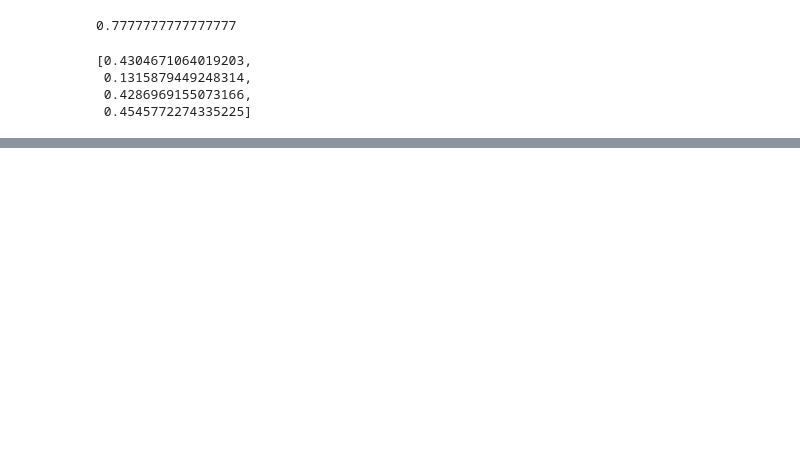
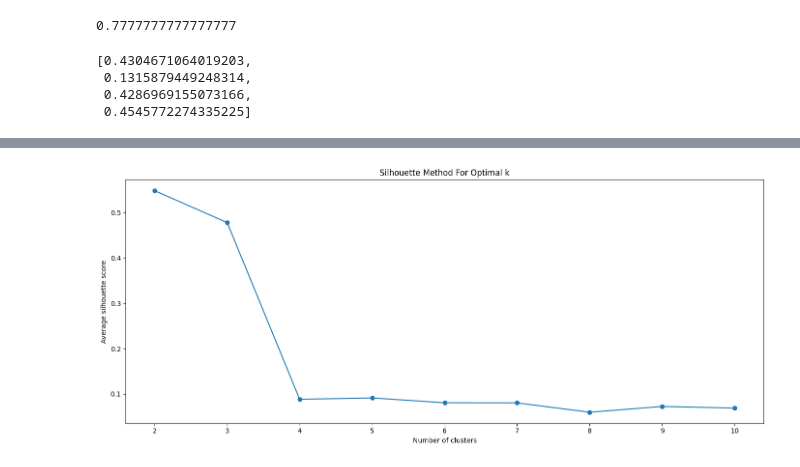
Before and after one commit to tara-shukla/market-forecast, a Jupyter notebook: clustering.ipynb, the cells around one changed output, grey strips where cells are left out. Drawn from its saved outputs; the diff is of its cells as text; code cells hidden in the pictures; blank space fills up the shorter version.

Commit message:
kmeans + dbsan clustering try

```diff
--- a/clustering.ipynb
+++ b/clustering.ipynb
@@ -160,0 +234,16 @@ green_context_scores
+# %%
+model = BertModel.from_pretrained('bert-base-uncased',
+           output_hidden_states = True,)
+tokenizer = BertTokenizer.from_pretrained('bert-base-uncased', output_hidden_states = True)
+# %%
+def process_text(sentence):
+  process_text = "[CLS]"+sentence+"[SEP]"
+  tokenized = tokenizer.tokenize(process_text)
+  indexed_tokens = tokenizer.convert_tokens_to_ids(tokenized)
+  segments_ids = [1] * len(indexed_tokens)
+
+  tokenized_tensor = torch.tensor([indexed_tokens])
+  segments_tensor = torch.tensor([segments_ids])
+
+  return tokenized, tokenized_tensor, segments_tensor
+  #https://medium.com/@r3d_robot/getting-contextualized-word-embeddings-with-bert-20798d8b43a4
@@ -160,0 +310,4 @@ green_context_scores
+# %%
+embeddings_processed = [tensor.tolist() for tensor in embeddings]
+embeddings_processed = np.array(embeddings_processed)
+embeddings_processed
@@ -160,0 +328,58 @@ green_context_scores
+# %%
+import numpy as np
+from sklearn.cluster import KMeans
+from sklearn.metrics import silhouette_score
+import matplotlib.pyplot as plt
+from sklearn.preprocessing import normalize
+
+def optimal_kmeans_clustering(array):
+    # Convert list of vectors to a NumPy array
+    # Number of samples
+    X = normalize(array)
+    print(X.shape)
+    n_samples = X.shape[0]
+    print(n_samples)
+    # Determine the range of clusters to test
+    if (n_samples == 1):
+        return [0], X[0]
+
+    max_clusters = min(10, n_samples - 1)
+    range_n_clusters = list(range(2, max_clusters + 1))
+    # Silhouette Method
+    silhouette_avg = []
+    for n_clusters in range_n_clusters:
+        kmeans = KMeans(n_clusters=n_clusters,init='random', random_state=0)
+
+        kmeans.fit(X)
+
+        cluster_labels = kmeans.labels_
+        print(cluster_labels)
+        silhouette_avg.append(silhouette_score(X, cluster_labels))
+
+    # Determine the optimal number of clusters
+    optimal_clusters = range_n_clusters[np.argmax(silhouette_avg)]
+    print(optimal_clusters)
+    # Fit KMeans with the optimal number of clusters
+    kmeans = KMeans(n_clusters=optimal_clusters,init='k-means++', random_state=0)
+    kmeans.fit(X)
+
+    labels = kmeans.labels_
+    centers = kmeans.cluster_centers_
+
+    # Plotting for visualization
+    plt.figure(figsize=(14, 6))
+    plt.plot(range_n_clusters, silhouette_avg, marker='o')
+    plt.title('Silhouette Method For Optimal k')
+    plt.xlabel('Number of clusters')
+    plt.ylabel('Average silhouette score')
+
+    plt.tight_layout()
+    plt.show()
+
+    return labels, centers
+
+print(embeddings_processed.shape)
+labels, centers = optimal_kmeans_clustering(embeddings_processed)
+print("Cluster labels:", labels)
+print("Cluster centers:", centers)
+# %% [output]
@@ -160,0 +444 @@ green_context_scores
+[figure, added]
```
Also changed, not shown: parts of 19 cells of this notebook.
